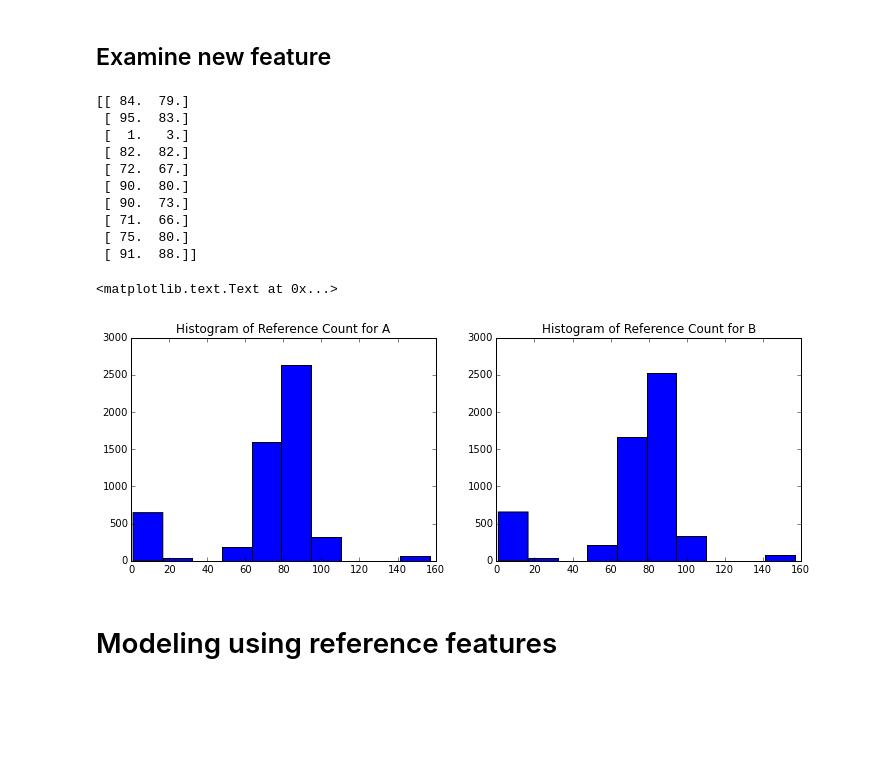
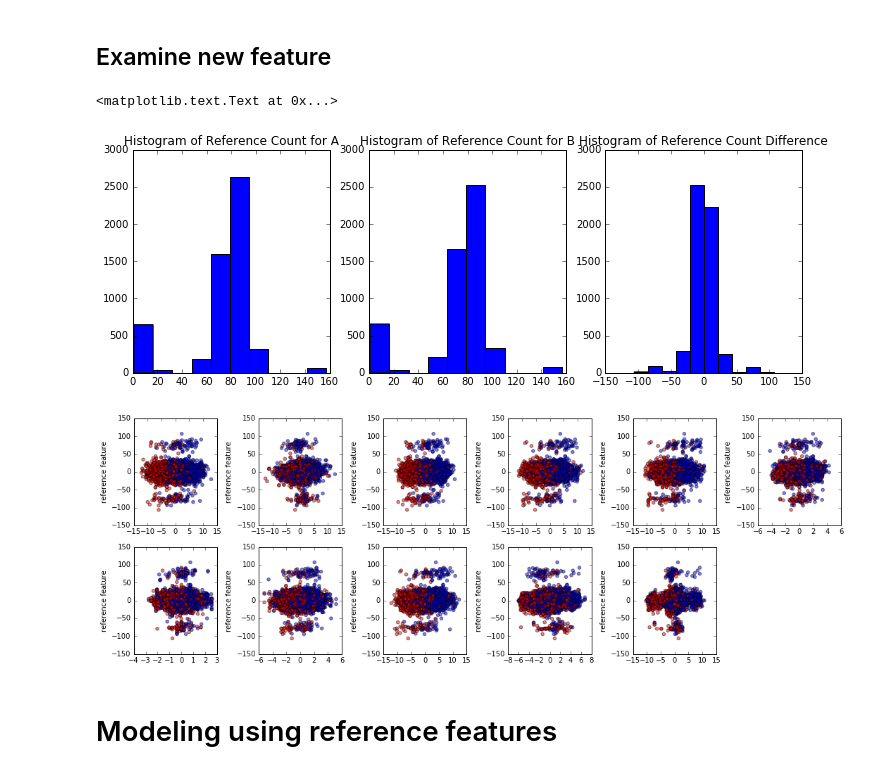
Before and after one commit to nickhamlin/mids_207_final_project, a Jupyter notebook: 207 Final Project - Byun, Chio, Danish, Hamlin, Pazo.ipynb, the cells around one changed output. Saved outputs shown, nothing was run; the diff lists cells and outputs as text; code cells hidden in the pictures; blank space fills up the shorter version.

```diff
--- a/207 Final Project - Byun, Chio, Danish, Hamlin, Pazo.ipynb
+++ b/207 Final Project - Byun, Chio, Danish, Hamlin, Pazo.ipynb
@@ -73,0 +78,7 @@ print train_data.shape, dev_data.shape, test_data.shape
+# %%
+plt.figure(figsize=(16, 8))
+for i, feature in enumerate(features):
+    plt.subplot(4,6,i+1 if (i < len(features)/2) else i+2)
+    plt.subplots_adjust(hspace=0.5,wspace=0.5)
+    plt.hist(train_data[:,i])
+    plt.title(feature)
@@ -144,0 +110,7 @@ def report_score(grid_cls, dev_data, dev_labels):
+# %%
+plt.figure(figsize=(16, 5))
+for i, feature in enumerate(features_transformed):
+    plt.subplot(2,6,i+1)
+    plt.subplots_adjust(hspace=0.5,wspace=0.5)
+    plt.hist(train_data_transformed[:,i])
+    plt.title(feature)
@@ -559,27 +429,29 @@ test_data_transformed_with_ref = np.hstack((test_data_transformed, test_ref_feat
 # %% [markdown]
 ## Examine new feature
 # %%
-print X_reference_features[:10]
 plt.figure(figsize=(12,4))
-plt.subplot(1,2,1)
+plt.subplot(1,3,1)
 plt.hist(X_reference_features[:,0])
 plt.title("Histogram of Reference Count for A")
-plt.subplot(1,2,2)
+plt.subplot(1,3,2)
 plt.hist(X_reference_features[:,1])
 plt.title("Histogram of Reference Count for B")
+plt.subplot(1,3,3)
+plt.hist(ref_feature_transformed)
+plt.title("Histogram of Reference Count Difference")
 # %% [output]
-[[ 84.  79.]
- [ 95.  83.]
- [  1.   3.]
- [ 82.  82.]
- [ 72.  67.]
- [ 90.  80.]
- [ 90.  73.]
- [ 71.  66.]
- [ 75.  80.]
- [ 91.  88.]]
+<matplotlib.text.Text at 0x...>
-<matplotlib.text.Text at 0x...>
-[figure, old version]
+[figure, new version]
+# %%
+plt.figure(figsize=(18,6))
+features_counts = train_data_transformed_with_ref.shape[1]
+for i in range(features_counts-1):
+    plt.subplot(2, (features_counts-1)/2 + 1, i+1)
+    plt.subplots_adjust(wspace=0.5)
+    plot_two_dim_data(train_data_transformed_with_ref, train_labels, i, features_counts-1)
+    plt.ylabel("reference feature")
+# %% [output]
+[figure, added]
 # %% [markdown]
 # Modeling using reference features
 # %%
```
Also changed, not shown: parts of 37 cells of this notebook.
